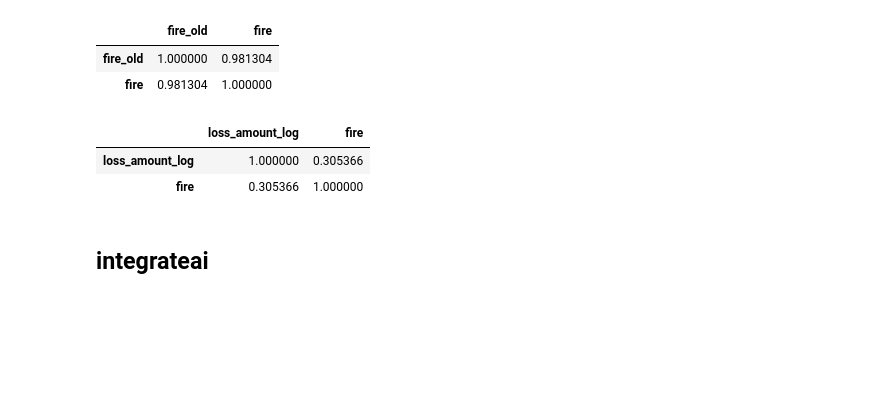
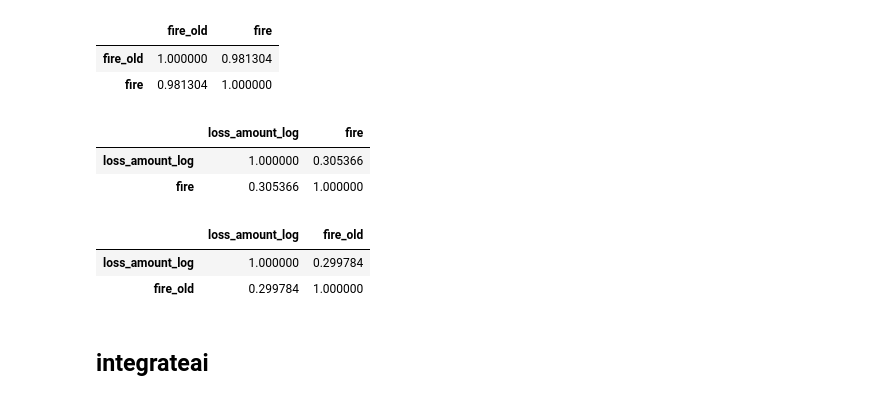
Before and after one commit to integrateai/integrateai-samples, a Jupyter notebook: poc/integrateai_poc_usecase4.ipynb, the cells around one changed output. Saved outputs shown, nothing was run; the diff lists cells and outputs as text; code cells hidden in the pictures; blank space fills up the shorter version.

```diff
--- a/poc/integrateai_poc_usecase4.ipynb
+++ b/poc/integrateai_poc_usecase4.ipynb
@@ -198,6 +202,12 @@ overlap_train_centralized[["loss_amount_log","fire"]].corr()
 |  | loss_amount_log | fire |
 | loss_amount_log | 1.000000 | 0.305366 |
 | fire | 0.305366 | 1.000000 |
+# %%
+overlap_train_centralized[["loss_amount_log","fire_old"]].corr()
+# %% [output]
+|  | loss_amount_log | fire_old |
+| loss_amount_log | 1.000000 | 0.299784 |
+| fire_old | 0.299784 | 1.000000 |
 # %% [markdown]
 ## **integrateai**
 # %%
```
Also changed, not shown: parts of 4 cells of this notebook, 1 other file.
